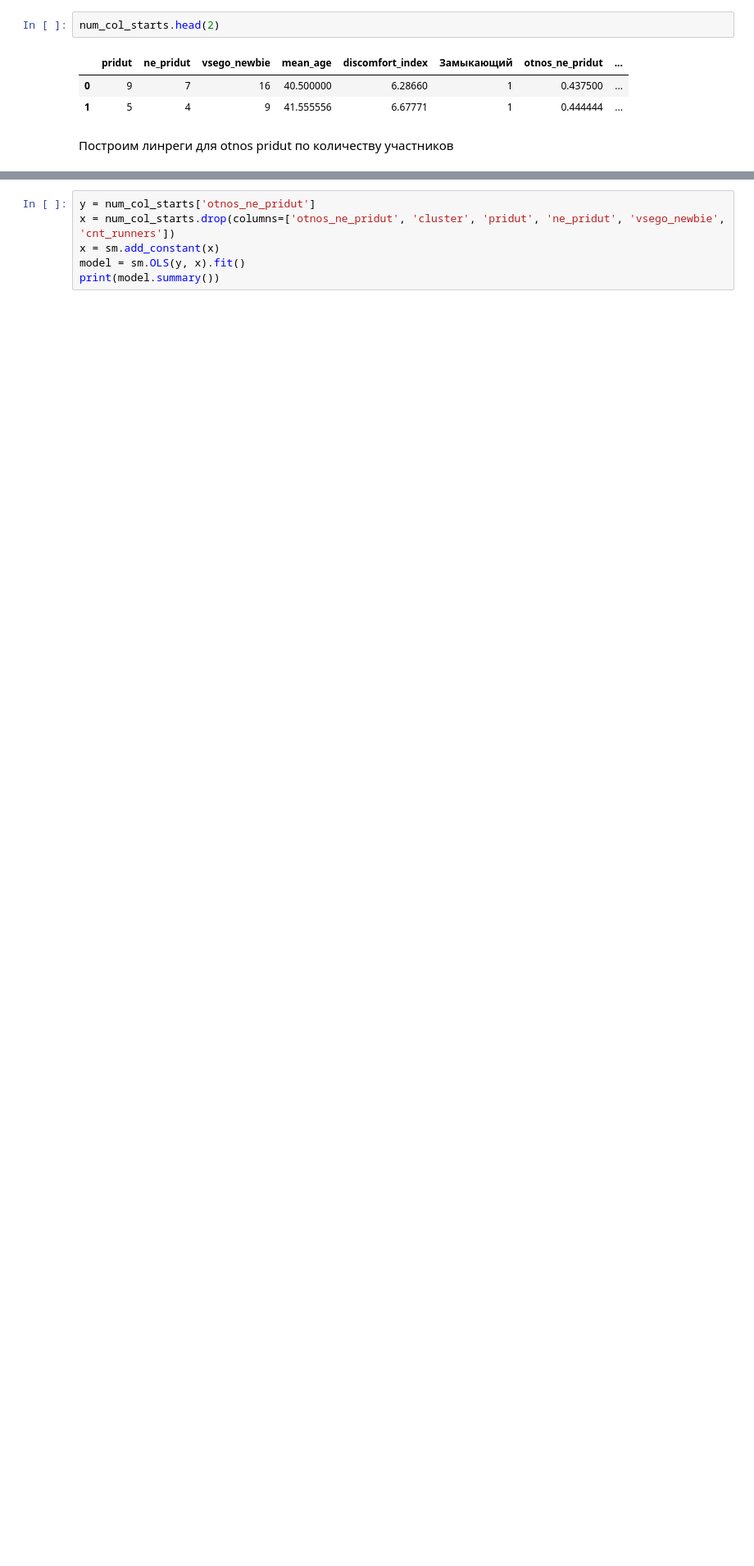
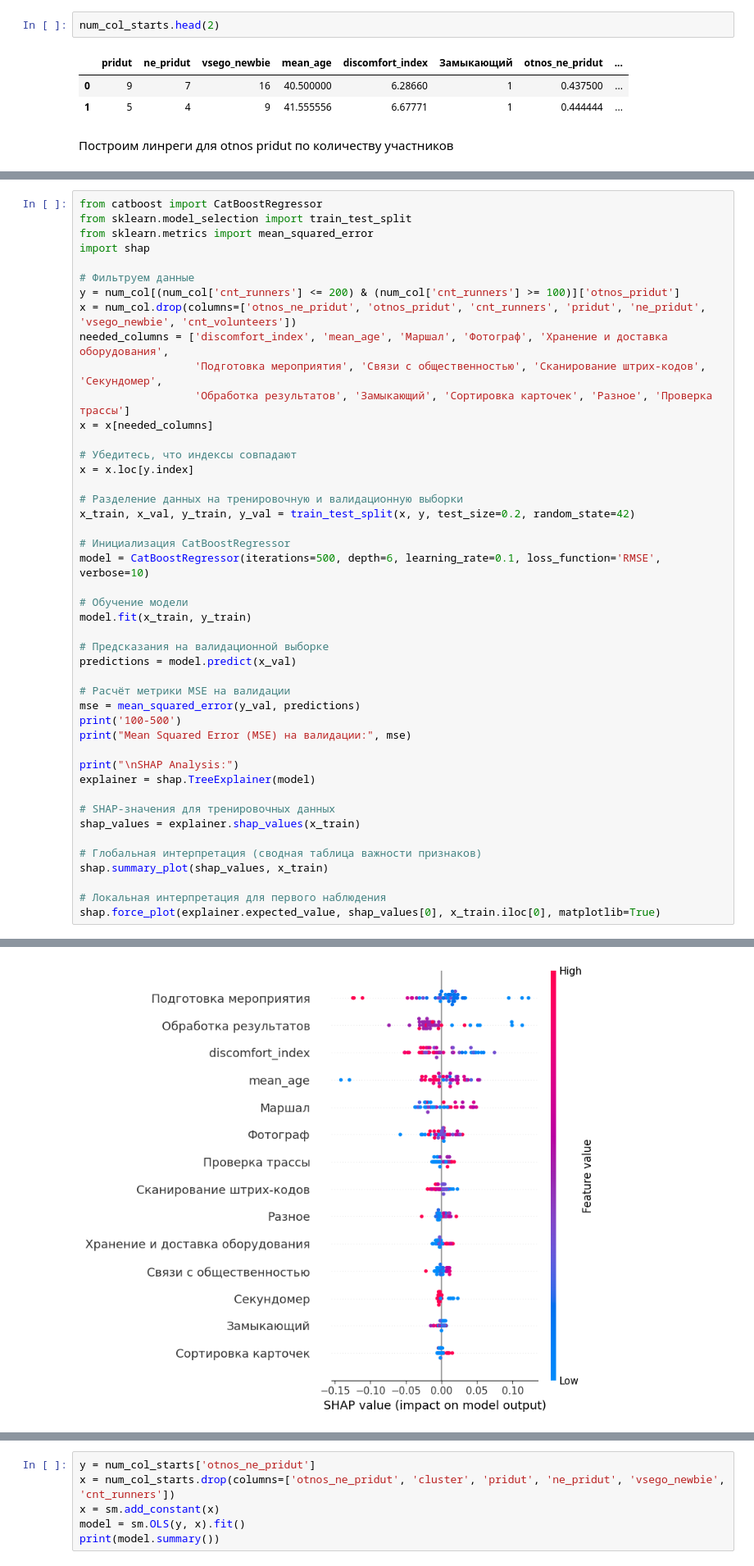
Before and after one commit to Alex12345432141242/abort-404, a Jupyter notebook: gipoteza_volunteer.ipynb, the cells around one changed output, grey strips where cells are left out. Shown at 82% size. Drawn from its saved outputs; the diff is of its cells as text; blank space fills up the shorter version.

Commit message:
catboostregressor

```diff
--- a/gipoteza_volunteer.ipynb
+++ b/gipoteza_volunteer.ipynb
@@ -1630,3 +1648,49 @@ Covariance Type:            nonrobust
 Notes:
 [1] Standard Errors assume that the covariance matrix of the errors is correctly specified.
 Mean Squared Error (MSE) на валидации: 0.026191555338766753
+# %%
+from catboost import CatBoostRegressor
+from sklearn.model_selection import train_test_split
+from sklearn.metrics import mean_squared_error
+import shap
+
+# Фильтруем данные
+y = num_col[(num_col['cnt_runners'] <= 200) & (num_col['cnt_runners'] >= 100)]['otnos_pridut']
+x = num_col.drop(columns=['otnos_ne_pridut', 'otnos_pridut', 'cnt_runners', 'pridut', 'ne_pridut', 'vsego_newbie', 'cnt_volunteers'])
+needed_columns = ['discomfort_index', 'mean_age', 'Маршал', 'Фотограф', 'Хранение и доставка оборудования',
+                  'Подготовка мероприятия', 'Связи с общественностью', 'Сканирование штрих-кодов', 'Секундомер',
+                  'Обработка результатов', 'Замыкающий', 'Сортировка карточек', 'Разное', 'Проверка трассы']
+x = x[needed_columns]
+
+# Убедитесь, что индексы совпадают
+x = x.loc[y.index]
+
+# Разделение данных на тренировочную и валидационную выборки
+x_train, x_val, y_train, y_val = train_test_split(x, y, test_size=0.2, random_state=42)
+
+# Инициализация CatBoostRegressor
+model = CatBoostRegressor(iterations=500, depth=6, learning_rate=0.1, loss_function='RMSE', verbose=10)
+
+# Обучение модели
+model.fit(x_train, y_train)
+
+# Предсказания на валидационной выборке
+predictions = model.predict(x_val)
+
+# Расчёт метрики MSE на валидации
+mse = mean_squared_error(y_val, predictions)
+print('100-500')
+print("Mean Squared Error (MSE) на валидации:", mse)
+
+print("\nSHAP Analysis:")
+explainer = shap.TreeExplainer(model)
+
+# SHAP-значения для тренировочных данных
+shap_values = explainer.shap_values(x_train)
+
+# Глобальная интерпретация (сводная таблица важности признаков)
+shap.summary_plot(shap_values, x_train)
+
+# Локальная интерпретация для первого наблюдения
+shap.force_plot(explainer.expected_value, shap_values[0], x_train.iloc[0], matplotlib=True)
+# %% [output]
@@ -1632,0 +1714 @@ Mean Squared Error (MSE) на валидации: 0.026191555338766753
+[figure, added]
```
Also changed, not shown: parts of 6 cells of this notebook, 4 other files.
